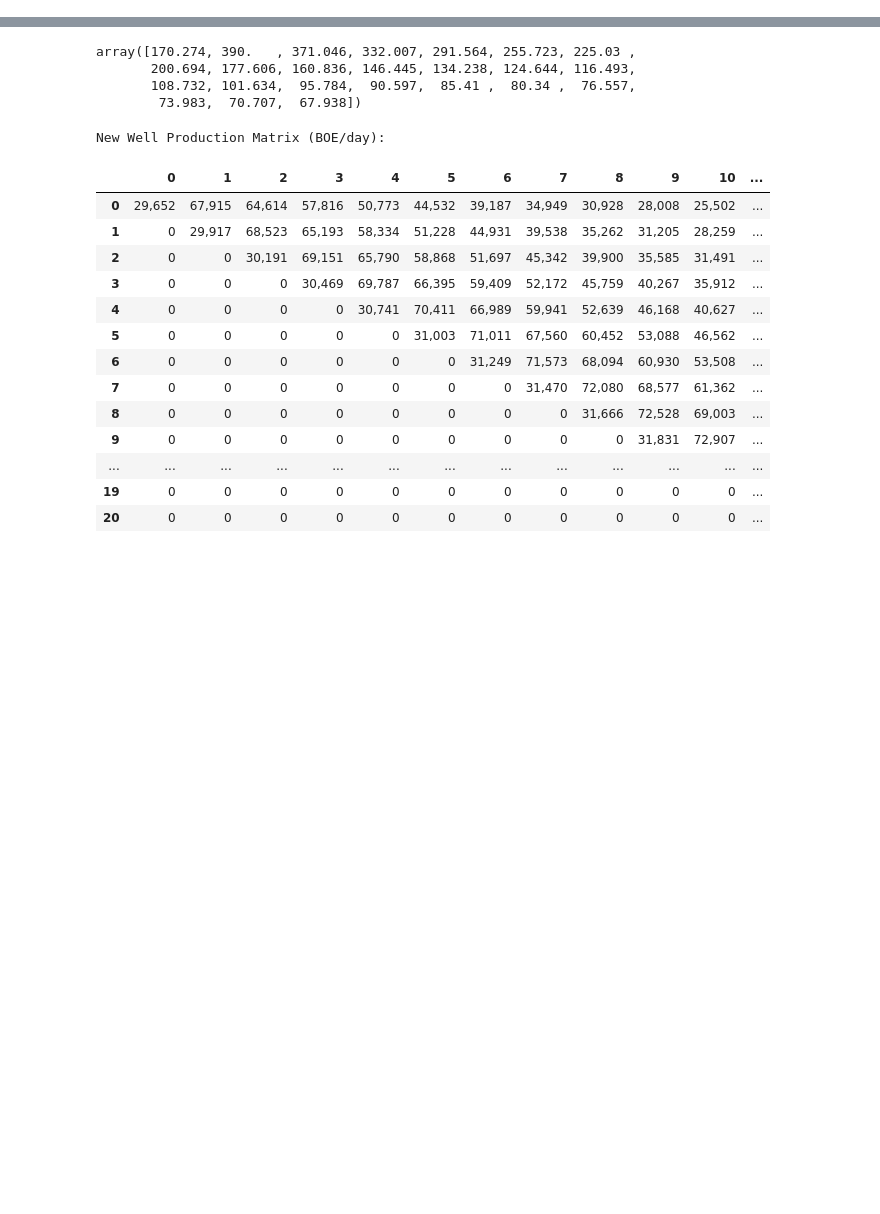
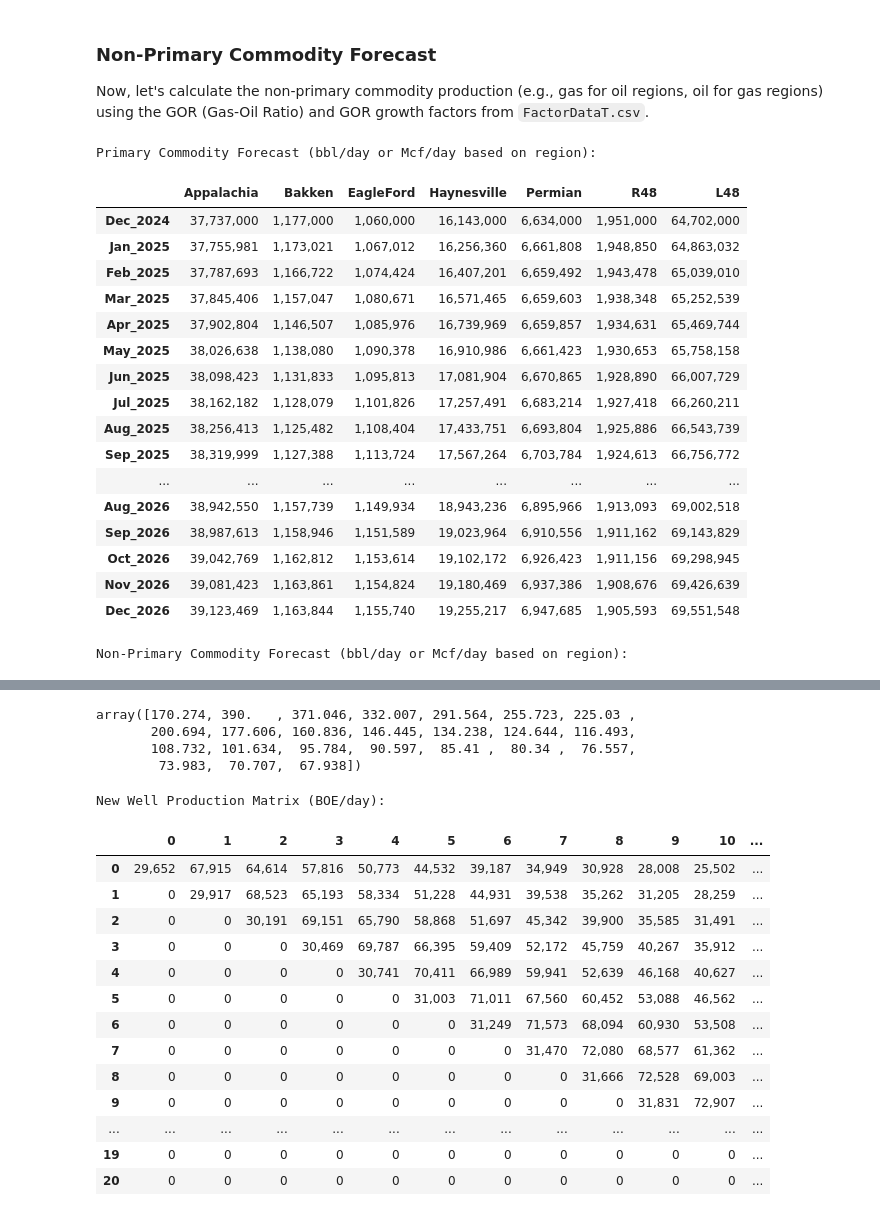
Before and after one commit to JozefSL/pyNotes, a Jupyter notebook: numpy/RegProd.ipynb, the cells around one changed output, grey strips where cells are left out. Saved outputs shown, nothing was run; the diff lists cells and outputs as text; code cells hidden in the pictures; blank space fills up the shorter version.

```diff
--- a/numpy/RegProd.ipynb
+++ b/numpy/RegProd.ipynb
@@ -140,0 +156,75 @@ Forecast Summary (BOE/day):
+# %% [markdown]
+### Non-Primary Commodity Forecast
+
+Now, let's calculate the non-primary commodity production (e.g., gas for oil regions, oil for gas regions) using the GOR (Gas-Oil Ratio) and GOR growth factors from `FactorDataT.csv`.
+# %%
+# Dictionary to hold non-primary commodity forecasts
+non_primary_regional_forecasts = {}
+
+# Define primary commodity types for each region
+# Appalachia and Haynesville are gas (Mcf/d), others are oil (bbl/d)
+GAS_REGIONS = ['Appalachia', 'Haynesville']
+
+# Iterate through each region to calculate non-primary commodity production
+for region, forecast_values in regional_forecasts.items():
+    # Get GOR for M0 and gorGrowth for the current region
+    # Default to 0 if not found
+    gor_m0 = 0.0
+    gor_growth = 0.0 # Assuming this is a percentage (e.g., 0.5 for 0.5% growth)
+
+    gor_row = factor_df.loc[factor_df['Region'] == region]
+    if not gor_row.empty:
+        gor_m0 = pd.to_numeric(gor_row['GOR'], errors='coerce').fillna(0).iloc[0]
+        # Assuming gorGrowth is a monthly percentage, so convert to a multiplier
+        gor_monthly_growth = pd.to_numeric(gor_row['gorGrowth'], errors='coerce').fillna(0).iloc[0]/timeline_length
+    else:
+        gor_monthly_growth = 0.0 # No growth if no data
+
+    # Calculate monthly GOR values for the timeline length
+    monthly_gor_values = np.zeros(timeline_length+1)
+    monthly_gor_values[0] = gor_m0
+    for i in range(1, timeline_length+1):
+        monthly_gor_values[i] = gor_m0 + i * gor_monthly_growth
+
+    # Derive non-primary production based on the primary commodity
+    non_primary_production = np.zeros(timeline_length+1)
+    if region in GAS_REGIONS: # Primary is gas, calculate oil
+        # Oil (bbl/d) = Gas (Mcf/d) / GOR (Mcf/bbl)
+        # Avoid division by zero if GOR is 0
+        non_primary_production = np.where(monthly_gor_values != 0, forecast_values / monthly_gor_values, 0)
+    else: # Primary is oil, calculate gas
+        # Gas (Mcf/d) = Oil (bbl/d) * GOR (Mcf/bbl)
+        non_primary_production = forecast_values * monthly_gor_values
+
+    non_primary_regional_forecasts[region] = non_primary_production
+
+# Create a DataFrame for non-primary commodity forecasts
+non_primary_forecast_df = pd.DataFrame(non_primary_regional_forecasts, index=new_index_labels)
+non_primary_forecast_df['L48'] = non_primary_forecast_df.sum(axis=1)
+non_primary_forecast_df = non_primary_forecast_df.astype(float)
+
+print("Primary Commodity Forecast (bbl/day or Mcf/day based on region):")
+display(forecast_df.style.format("{:,.0f}"))
+
+print("\nNon-Primary Commodity Forecast (bbl/day or Mcf/day based on region):")
+display(non_primary_forecast_df.style.format("{:,.0f}"))
+# %% [output]
+Primary Commodity Forecast (bbl/day or Mcf/day based on region):
+|  | Appalachia | Bakken | EagleFord | Haynesville | Permian | R48 | L48 |
+| Dec_2024 | 37,737,000 | 1,177,000 | 1,060,000 | 16,143,000 | 6,634,000 | 1,951,000 | 64,702,000 |
+| Jan_2025 | 37,755,981 | 1,173,021 | 1,067,012 | 16,256,360 | 6,661,808 | 1,948,850 | 64,863,032 |
+| Feb_2025 | 37,787,693 | 1,166,722 | 1,074,424 | 16,407,201 | 6,659,492 | 1,943,478 | 65,039,010 |
+| Mar_2025 | 37,845,406 | 1,157,047 | 1,080,671 | 16,571,465 | 6,659,603 | 1,938,348 | 65,252,539 |
+| Apr_2025 | 37,902,804 | 1,146,507 | 1,085,976 | 16,739,969 | 6,659,857 | 1,934,631 | 65,469,744 |
+| May_2025 | 38,026,638 | 1,138,080 | 1,090,378 | 16,910,986 | 6,661,423 | 1,930,653 | 65,758,158 |
+| Jun_2025 | 38,098,423 | 1,131,833 | 1,095,813 | 17,081,904 | 6,670,865 | 1,928,890 | 66,007,729 |
+| Jul_2025 | 38,162,182 | 1,128,079 | 1,101,826 | 17,257,491 | 6,683,214 | 1,927,418 | 66,260,211 |
+| Aug_2025 | 38,256,413 | 1,125,482 | 1,108,404 | 17,433,751 | 6,693,804 | 1,925,886 | 66,543,739 |
+| Sep_2025 | 38,319,999 | 1,127,388 | 1,113,724 | 17,567,264 | 6,703,784 | 1,924,613 | 66,756,772 |
+| ... | ... | ... | ... | ... | ... | ... | ... |
+| Aug_2026 | 38,942,550 | 1,157,739 | 1,149,934 | 18,943,236 | 6,895,966 | 1,913,093 | 69,002,518 |
+| Sep_2026 | 38,987,613 | 1,158,946 | 1,151,589 | 19,023,964 | 6,910,556 | 1,911,162 | 69,143,829 |
+| Oct_2026 | 39,042,769 | 1,162,812 | 1,153,614 | 19,102,172 | 6,926,423 | 1,911,156 | 69,298,945 |
+| Nov_2026 | 39,081,423 | 1,163,861 | 1,154,824 | 19,180,469 | 6,937,386 | 1,908,676 | 69,426,639 |
+| Dec_2026 | 39,123,469 | 1,163,844 | 1,155,740 | 19,255,217 | 6,947,685 | 1,905,593 | 69,551,548 |
+Non-Primary Commodity Forecast (bbl/day or Mcf/day based on region):
```
Also changed, not shown: parts of 9 cells of this notebook.
